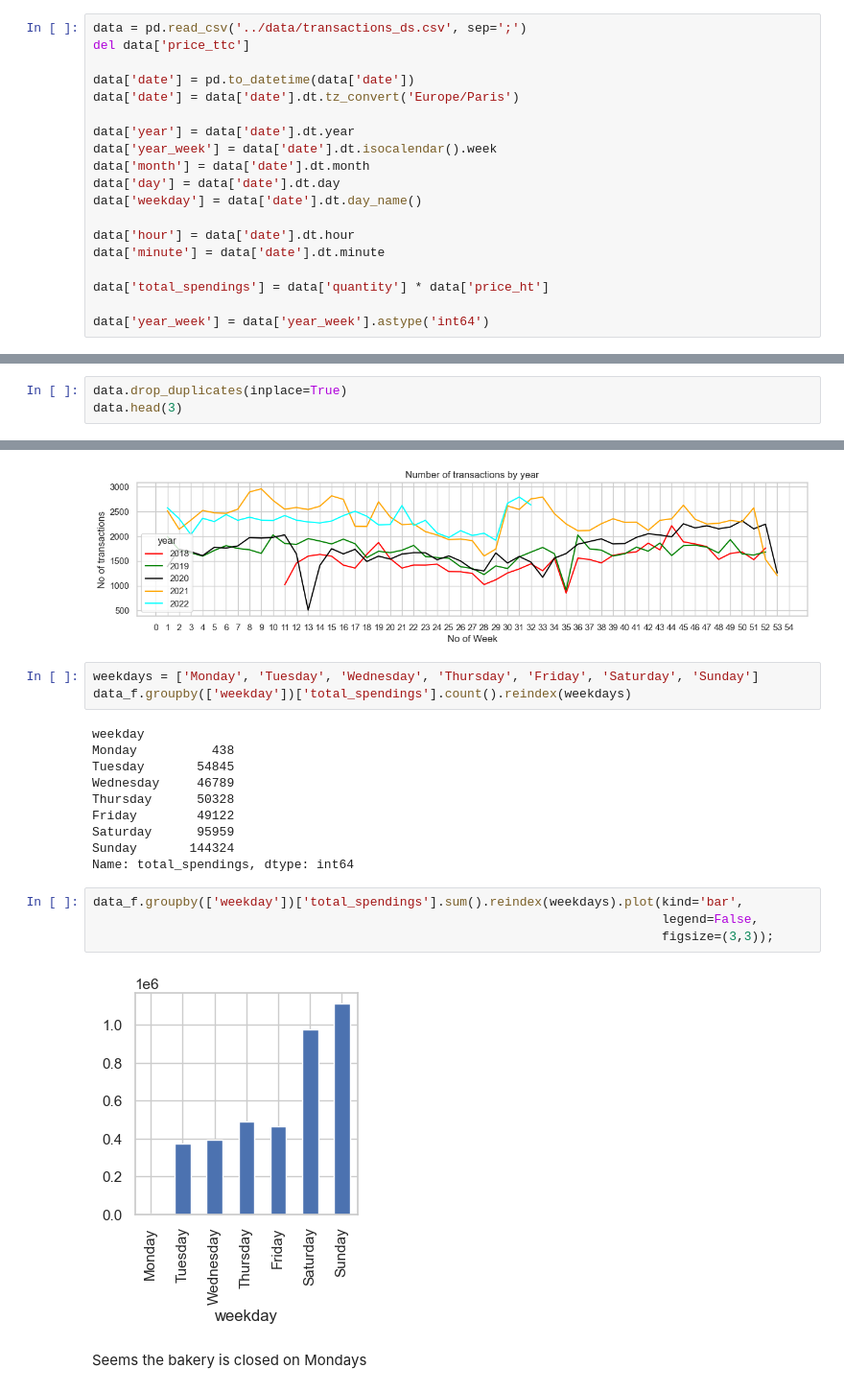
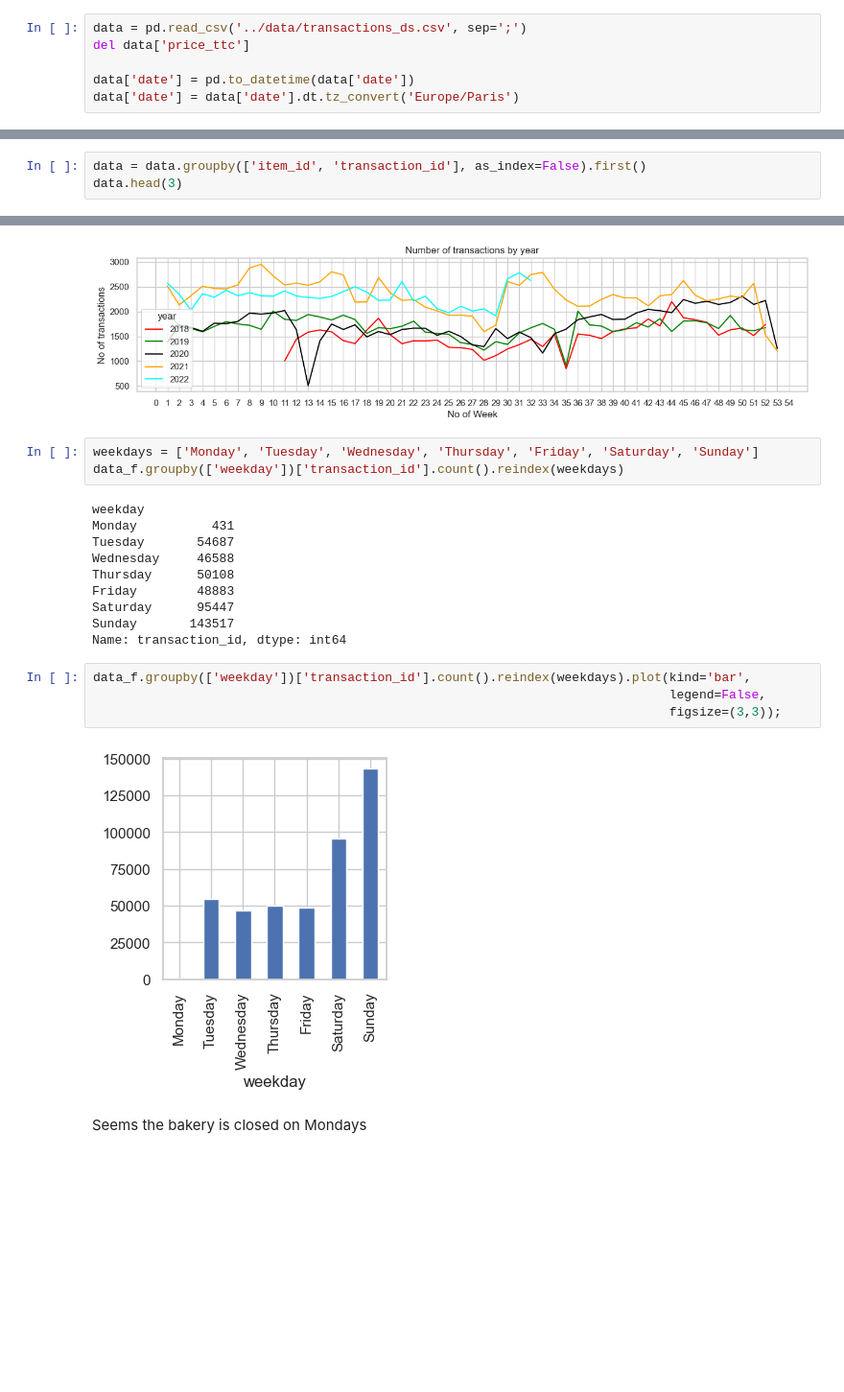
Before and after one commit to ronega/STAT222-project, a Jupyter notebook: EDA/Dmitri_EDA.ipynb, the cells around one changed output, grey strips where cells are left out. Shown at 96% size. Saved outputs shown, nothing was run; the diff lists cells and outputs as text; blank space fills up the shorter version.

```diff
--- a/EDA/Dmitri_EDA.ipynb
+++ b/EDA/Dmitri_EDA.ipynb
@@ -18,16 +21,3 @@ del data['price_ttc']
 
 data['date'] = pd.to_datetime(data['date'])
 data['date'] = data['date'].dt.tz_convert('Europe/Paris')
-
-data['year'] = data['date'].dt.year
-data['year_week'] = data['date'].dt.isocalendar().week
-data['month'] = data['date'].dt.month
-data['day'] = data['date'].dt.day
-data['weekday'] = data['date'].dt.day_name()
-
-data['hour'] = data['date'].dt.hour
-data['minute'] = data['date'].dt.minute
-
-data['total_spendings'] = data['quantity'] * data['price_ht']
-
-data['year_week'] = data['year_week'].astype('int64')
@@ -41,6 +50,6 @@ data[(data['item_id'] == 7) &
 | 10 | 7 | 1.000 | 0.000 | 4 | 2018-03-08 14:13:29+01:00 | 2018 | 10 | 3 | 8 | Thursday | ... |
 | 11 | 7 | 1.000 | 0.000 | 4 | 2018-03-08 14:13:29+01:00 | 2018 | 10 | 3 | 8 | Thursday | ... |
 # %%
-data.drop_duplicates(inplace=True)
+data = data.groupby(['item_id', 'transaction_id'], as_index=False).first()
 data.head(3)
 # %% [output]
@@ -192,23 +191,23 @@ plot_data_yw.set_xticks(range(55));
 [figure]
 # %%
 weekdays = ['Monday', 'Tuesday', 'Wednesday', 'Thursday', 'Friday', 'Saturday', 'Sunday']
-data_f.groupby(['weekday'])['total_spendings'].count().reindex(weekdays)
+data_f.groupby(['weekday'])['transaction_id'].count().reindex(weekdays)
 # %% [output]
 weekday
-Monday          438
-Tuesday       54845
-Wednesday     46789
-Thursday      50328
-Friday        49122
-Saturday      95959
-Sunday       144324
-Name: total_spendings, dtype: int64
+Monday          431
+Tuesday       54687
+Wednesday     46588
+Thursday      50108
+Friday        48883
+Saturday      95447
+Sunday       143517
+Name: transaction_id, dtype: int64
 # %%
-data_f.groupby(['weekday'])['total_spendings'].sum().reindex(weekdays).plot(kind='bar',
-                                                                            legend=False,
-                                                                            figsize=(3,3));
+data_f.groupby(['weekday'])['transaction_id'].count().reindex(weekdays).plot(kind='bar',
+                                                                             legend=False,
+                                                                             figsize=(3,3));
 # %% [output]
-[figure, old version]
+[figure, new version]
 # %% [markdown]
 Seems the bakery is closed on Mondays
 # %%
```
Also changed, not shown: parts of 25 cells of this notebook.
